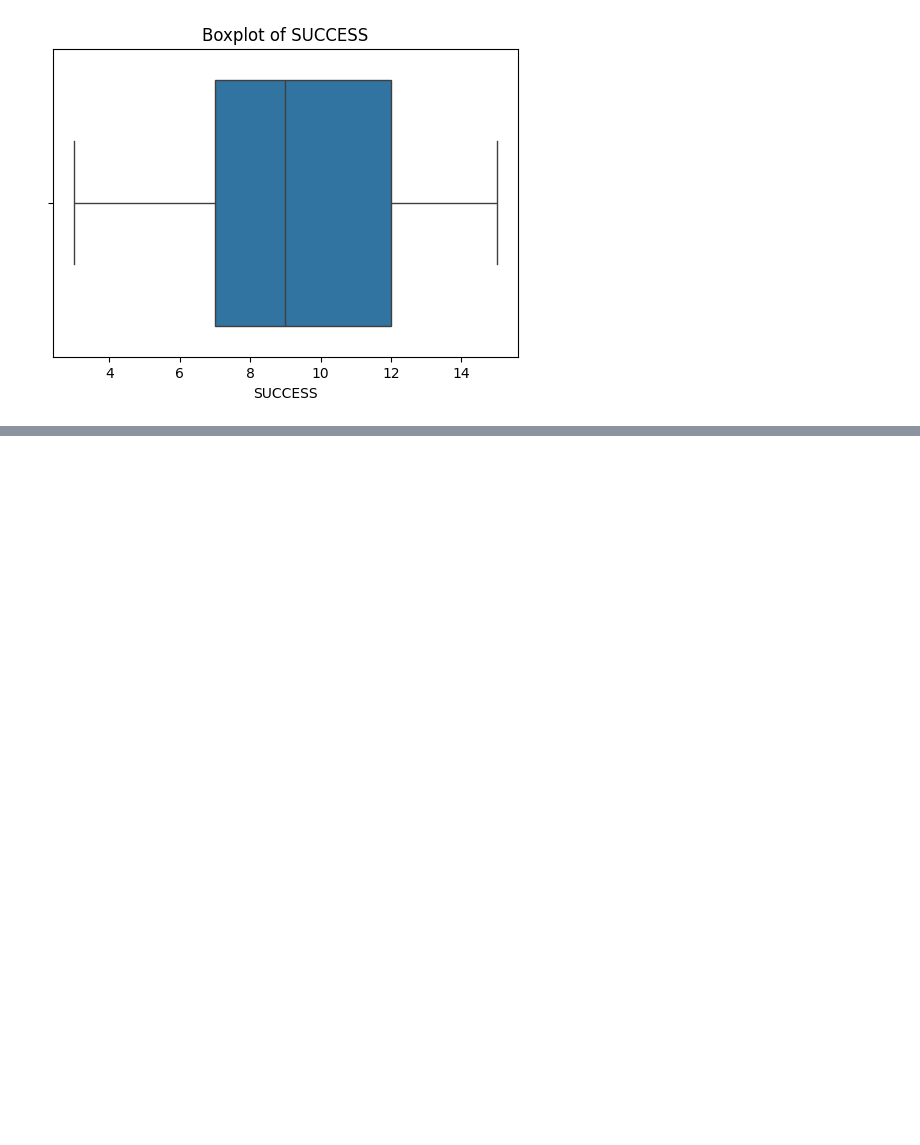
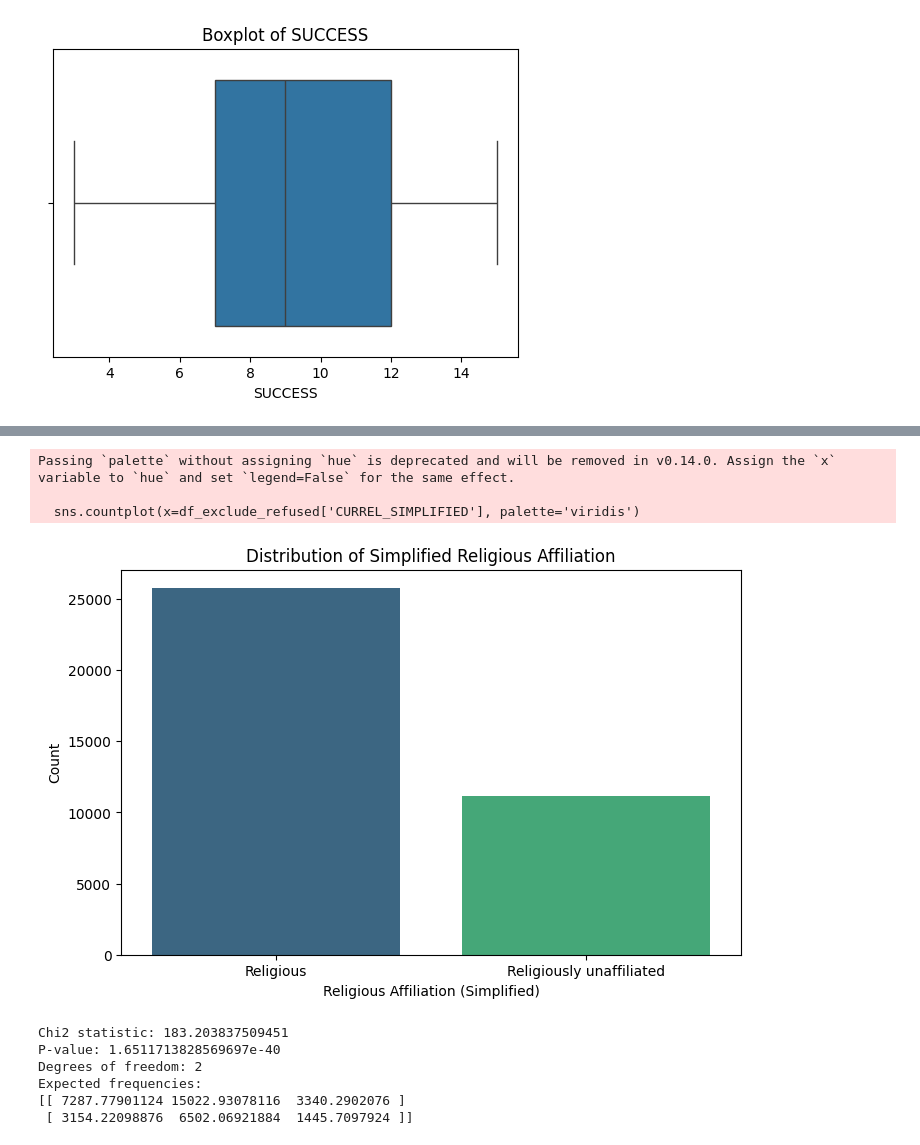
Before and after one commit to jak521/dsci441_project, a Jupyter notebook: code.ipynb, the cells around one changed output, grey strips where cells are left out. Cells and saved outputs as stored; diff of their text form; code cells hidden in the pictures; blank space fills up the shorter version.

```diff
--- a/code.ipynb
+++ b/code.ipynb
@@ -728,0 +752,37 @@ plt.show()
+# %%
+# Create a new column 'CURREL_SIMPLIFIED' with simplified categories
+df_exclude_refused['CURREL_SIMPLIFIED'] = df_exclude_refused['CURREL'].apply(
+    lambda x: 'Religious' if x in [1000, 10000, 20000, 30000, 40001, 40002, 50000, 60000, 70000, 80000, 90001, 90002] else 'Religiously unaffiliated'
+)
+
+# Check the distribution of the new simplified column
+plt.figure(figsize=(8,5))
+sns.countplot(x=df_exclude_refused['CURREL_SIMPLIFIED'], palette='viridis')
+plt.xlabel('Religious Affiliation (Simplified)')
+plt.ylabel('Count')
+plt.title('Distribution of Simplified Religious Affiliation')
+plt.show()
+# %% [output]
+Passing `palette` without assigning `hue` is deprecated and will be removed in v0.14.0. Assign the `x` variable to `hue` and set `legend=False` for the same effect.
+
+  sns.countplot(x=df_exclude_refused['CURREL_SIMPLIFIED'], palette='viridis')
+[figure, added]
+# %%
+# Run Chi-square test for simplified CURREL and HAPPY
+contingency_table_religious = pd.crosstab(df_exclude_refused['CURREL_SIMPLIFIED'], df_exclude_refused['HAPPY'])
+
+# Perform the chi-square test
+chi2, p, dof, expected = stats.chi2_contingency(contingency_table_religious)
+
+# Output the results
+print(f"Chi2 statistic: {chi2}")
+print(f"P-value: {p}")
+print(f"Degrees of freedom: {dof}")
+print(f"Expected frequencies: \n{expected}")
+# %% [output]
+Chi2 statistic: 183.203837509451
+P-value: 1.6511713828569697e-40
+Degrees of freedom: 2
+Expected frequencies:
+[[ 7287.77901124 15022.93078116  3340.2902076 ]
+ [ 3154.22098876  6502.06921884  1445.7097924 ]]
```
Also changed, not shown: parts of 9 cells of this notebook.
